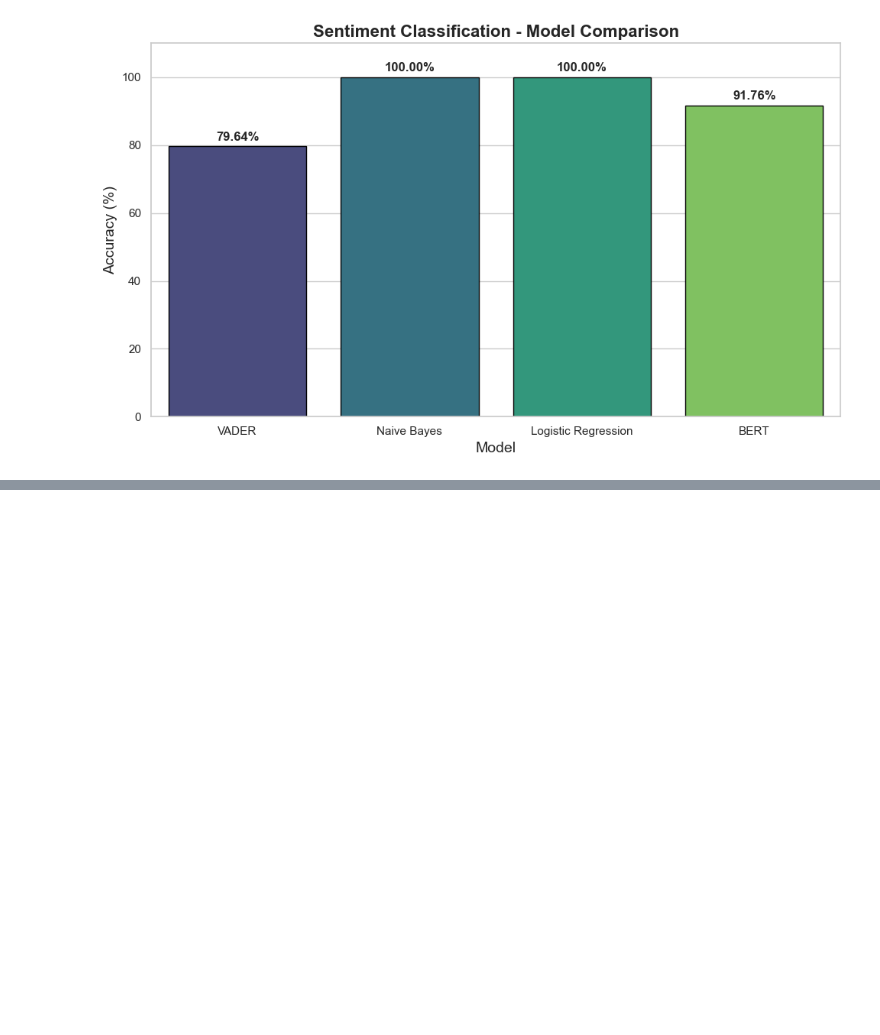
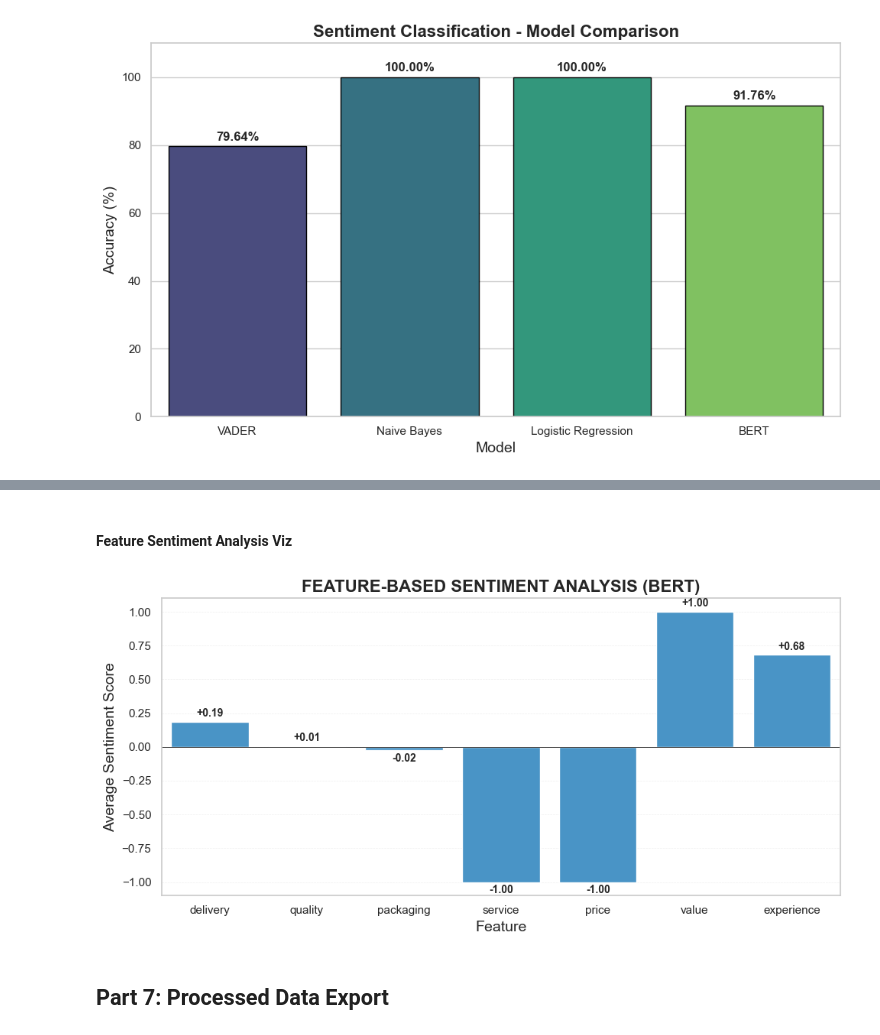
Before and after one commit to samehinttech/sentiment-analysis-customer-reviews, a Jupyter notebook: notebooks/sentiment_analysis.ipynb, the cells around one changed output, grey strips where cells are left out. Saved outputs shown, nothing was run; the diff lists cells and outputs as text; code cells hidden in the pictures; blank space fills up the shorter version.

```diff
--- a/notebooks/sentiment_analysis.ipynb
+++ b/notebooks/sentiment_analysis.ipynb
@@ -798,0 +844,10 @@ plt.show()
+# %%
+# BERT with the full dataset for feature analysis, I could do it as on GPU, but on CPU it might take time
+results_full = df['review_text'].apply(bert_sentiment_classify)
+df[['bert_pred_full', 'bert_confidence_full']] = pd.DataFrame(results_full.tolist(), index=df.index)
+
+# Create sentiment scores from BERT predictions
+score_map = {'positive': 1, 'neutral': 0, 'negative': -1}
+df['sentiment_score'] = df['bert_pred_full'].map(score_map)
+
+print(f"Sentiment scores created for {len(df):,} reviews using BERT")
@@ -798,0 +892,32 @@ plt.show()
+# %% [markdown]
+#### Feature Sentiment Analysis Viz
+# %%
+# Feature Sentiment Visualization
+fig, ax = plt.subplots(figsize=(10, 5))
+
+features_list = list(feature_sentiment_avg.keys())
+scores_list = list(feature_sentiment_avg.values())
+
+# Seaborn barplot
+sns.barplot(x=features_list, y=scores_list,  color='#3498db',ax=ax)
+
+# Add value labels
+for idx, score in enumerate(scores_list):
+    va = 'bottom' if score >= 0 else 'top'
+    offset = 0.02 if score >= 0 else -0.02
+    ax.text(idx, score + offset, f'{score:+.2f}',
+            ha='center', va=va, fontsize=10, fontweight='bold')
+
+ax.set_xlabel('Feature', fontsize=14)
+ax.set_ylabel('Average Sentiment Score', fontsize=14)
+ax.set_title('FEATURE-BASED SENTIMENT ANALYSIS (BERT)', fontsize=16, fontweight='bold')
+ax.axhline(color='black', linestyle='-', linewidth=0.5)
+ax.grid(axis='y', alpha=0.3, linestyle='--', linewidth=0.5)
+ax.grid(axis='x', visible=False)
+ax.set_axisbelow(True)
+plt.tight_layout()
+plt.show()
+# %% [output]
+[figure, added]
+# %% [markdown]
+## Part 7: Processed Data Export
```
Also changed, not shown: parts of 9 cells of this notebook.
